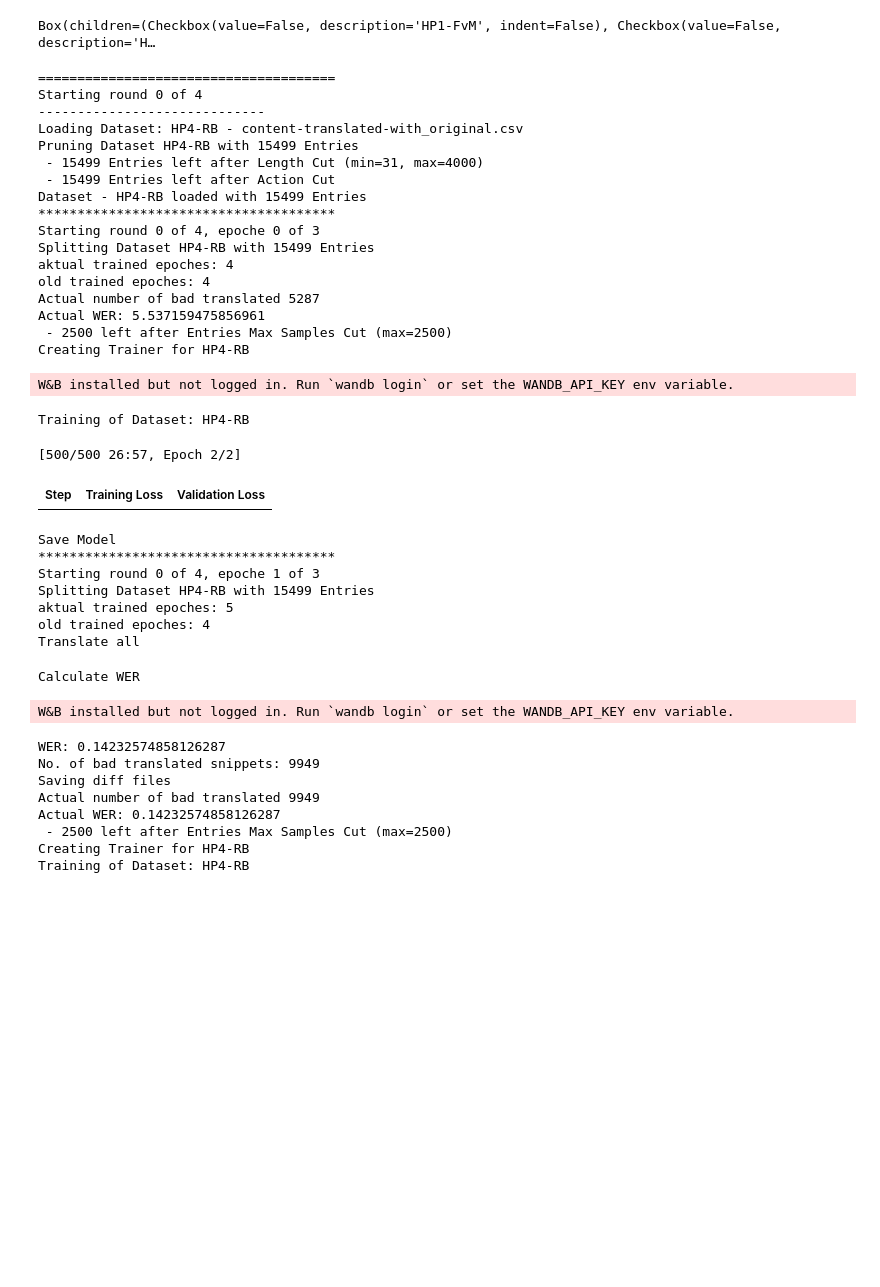
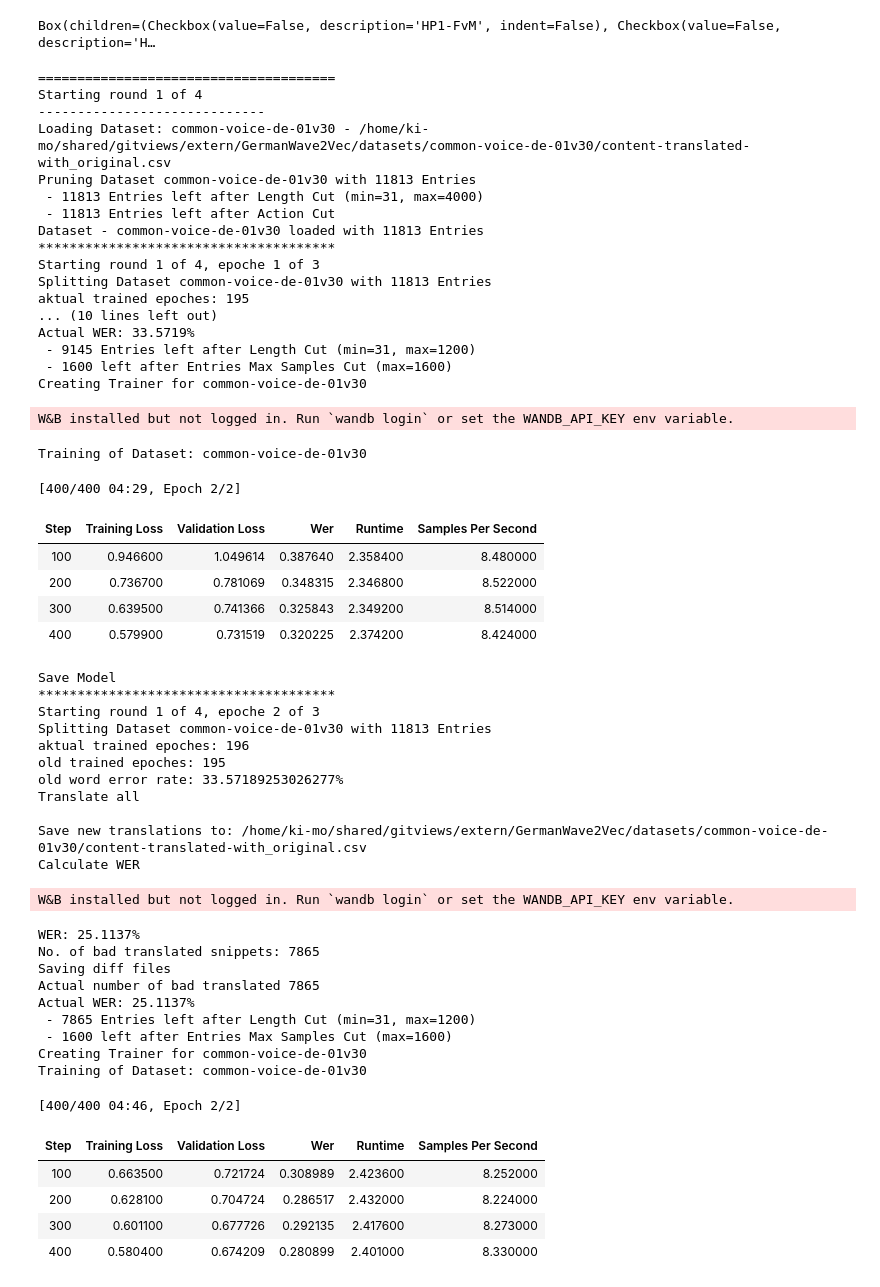
Before and after one commit to ElUnrast/GermanWave2Vec, a Jupyter notebook: Notebooks/Wave2Vec-Train.ipynb, the cells around one changed output. Drawn from its saved outputs; the diff is of its cells as text; code cells hidden in the pictures; blank space fills up the shorter version.

Commit message:
$Translation of common-voice-de-09v30 on epoche 249

```diff
--- a/Notebooks/Wave2Vec-Train.ipynb
+++ b/Notebooks/Wave2Vec-Train.ipynb
@@ -243,55 +243,70 @@ Box(children=(Checkbox(value=False, description='HP1-FvM', indent=False), Checkb
 # %%
 translator.train(
         trained_model_path=trained_model_path,
         dataset_loader=my_datasets,
         ds_to_train=widget_factory.get_used_datasets(),
+        max_training_sample_size=max_sample_size,
         max_trainingset_size=max_trainingset_size,
         max_rounds=max_rounds,
         num_train_epochs=num_train_epochs,
         num_steps_per_epoche=max_steps,
         per_device_train_batch_size=per_device_train_batch_size,
         gradient_accumulation_steps=gradient_accumulation_steps,
         logging_steps=logging_steps,
         learning_rate=learning_rate,
         warmup_steps=warmup_steps,
-        early_stopping_value=0.15
+        early_stopping_value=0.005
 )
 # %% [output]
 ======================================
-Starting round 0 of 4
+Starting round 1 of 4
 -----------------------------
-Loading Dataset: HP4-RB - content-translated-with_original.csv
-Pruning Dataset HP4-RB with 15499 Entries
- - 15499 Entries left after Length Cut (min=31, max=4000)
- - 15499 Entries left after Action Cut
-Dataset - HP4-RB loaded with 15499 Entries
+Loading Dataset: common-voice-de-01v30 - /home/ki-mo/shared/gitviews/extern/GermanWave2Vec/datasets/common-voice-de-01v30/content-translated-with_original.csv
+Pruning Dataset common-voice-de-01v30 with 11813 Entries
+ - 11813 Entries left after Length Cut (min=31, max=4000)
+ - 11813 Entries left after Action Cut
+Dataset - common-voice-de-01v30 loaded with 11813 Entries
 **************************************
-Starting round 0 of 4, epoche 0 of 3
-Splitting Dataset HP4-RB with 15499 Entries
-aktual trained epoches: 4
-old trained epoches: 4
-Actual number of bad translated 5287
-Actual WER: 5.537159475856961
- - 2500 left after Entries Max Samples Cut (max=2500)
-Creating Trainer for HP4-RB
+Starting round 1 of 4, epoche 1 of 3
+Splitting Dataset common-voice-de-01v30 with 11813 Entries
+aktual trained epoches: 195
+... (10 lines left out)
+Actual WER: 33.5719%
+ - 9145 Entries left after Length Cut (min=31, max=1200)
+ - 1600 left after Entries Max Samples Cut (max=1600)
+Creating Trainer for common-voice-de-01v30
 W&B installed but not logged in. Run `wandb login` or set the WANDB_API_KEY env variable.
-Training of Dataset: HP4-RB
+Training of Dataset: common-voice-de-01v30
-[500/500 26:57, Epoch 2/2]
+[400/400 04:29, Epoch 2/2]
-| Step | Training Loss | Validation Loss |
+| Step | Training Loss | Validation Loss | Wer | Runtime | Samples Per Second |
+| 100 | 0.946600 | 1.049614 | 0.387640 | 2.358400 | 8.480000 |
+| 200 | 0.736700 | 0.781069 | 0.348315 | 2.346800 | 8.522000 |
+| 300 | 0.639500 | 0.741366 | 0.325843 | 2.349200 | 8.514000 |
+| 400 | 0.579900 | 0.731519 | 0.320225 | 2.374200 | 8.424000 |
 Save Model
 **************************************
-Starting round 0 of 4, epoche 1 of 3
-Splitting Dataset HP4-RB with 15499 Entries
-aktual trained epoches: 5
-old trained epoches: 4
+Starting round 1 of 4, epoche 2 of 3
+Splitting Dataset common-voice-de-01v30 with 11813 Entries
+aktual trained epoches: 196
+old trained epoches: 195
+old word error rate: 33.57189253026277%
 Translate all
+
+Save new translations to: /home/ki-mo/shared/gitviews/extern/GermanWave2Vec/datasets/common-voice-de-01v30/content-translated-with_original.csv
+Calculate WER
-Calculate WER
+W&B installed but not logged in. Run `wandb login` or set the WANDB_API_KEY env variable.
-W&B installed but not logged in. Run `wandb login` or set the WANDB_API_KEY env variable.
+WER: 25.1137%
+No. of bad translated snippets: 7865
+Saving diff files
+Actual number of bad translated 7865
+Actual WER: 25.1137%
+ - 7865 Entries left after Length Cut (min=31, max=1200)
+ - 1600 left after Entries Max Samples Cut (max=1600)
+Creating Trainer for common-voice-de-01v30
+Training of Dataset: common-voice-de-01v30
-WER: 0.14232574858126287
-No. of bad translated snippets: 9949
-Saving diff files
-Actual number of bad translated 9949
-Actual WER: 0.14232574858126287
- - 2500 left after Entries Max Samples Cut (max=2500)
-Creating Trainer for HP4-RB
-Training of Dataset: HP4-RB
+[400/400 04:46, Epoch 2/2]
+| Step | Training Loss | Validation Loss | Wer | Runtime | Samples Per Second |
+| 100 | 0.663500 | 0.721724 | 0.308989 | 2.423600 | 8.252000 |
+| 200 | 0.628100 | 0.704724 | 0.286517 | 2.432000 | 8.224000 |
+| 300 | 0.601100 | 0.677726 | 0.292135 | 2.417600 | 8.273000 |
+| 400 | 0.580400 | 0.674209 | 0.280899 | 2.401000 | 8.330000 |
```
Also changed, not shown: parts of 3 cells of this notebook, 18 other files.
